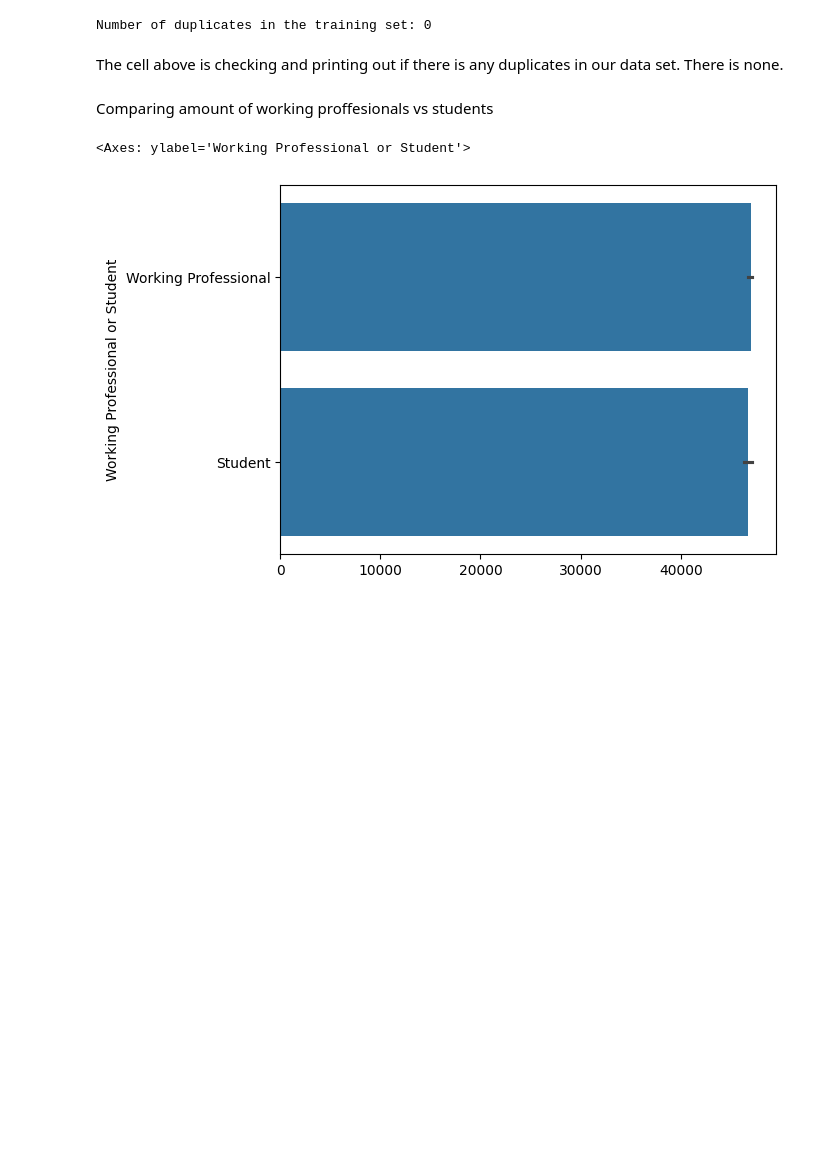
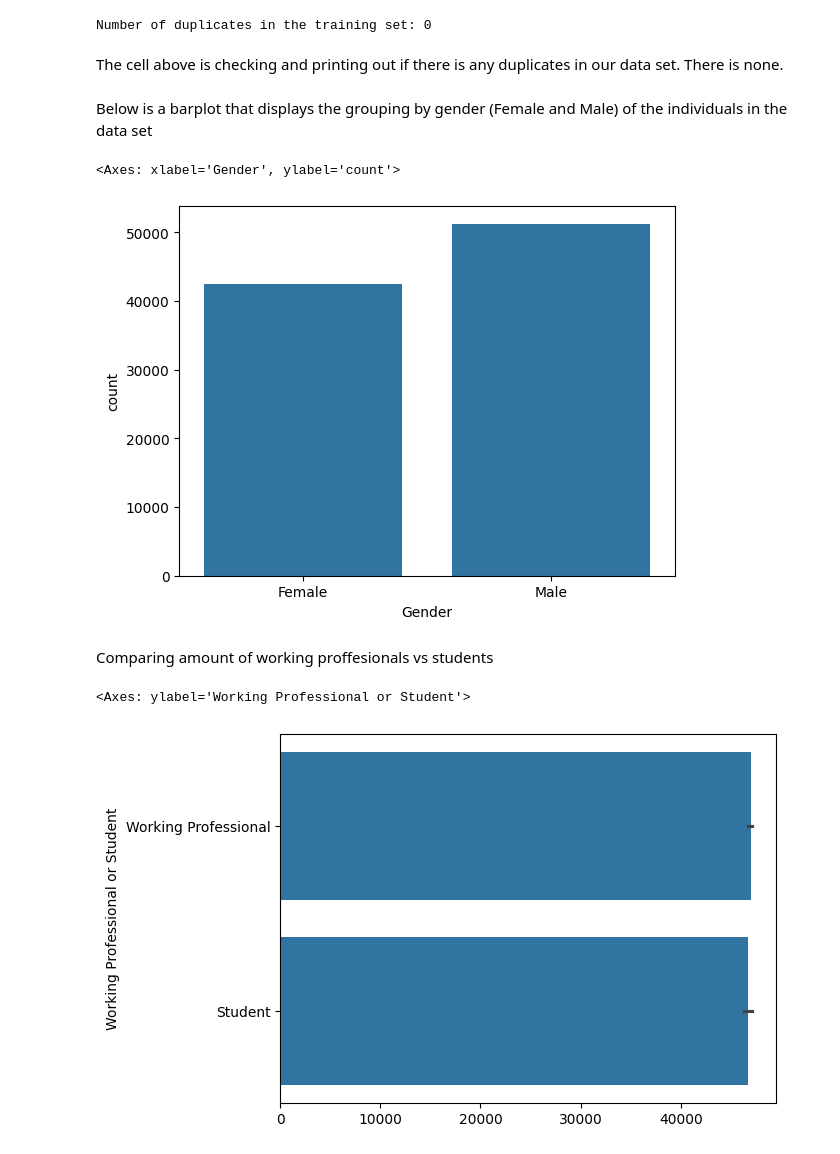
Before and after one commit to angiem25/PredictMentalHealth, a Jupyter notebook: test.ipynb, the cells around one changed output. Drawn from its saved outputs; the diff is of its cells as text; code cells hidden in the pictures; blank space fills up the shorter version.

Commit message:
added barplot for gender

```diff
--- a/test.ipynb
+++ b/test.ipynb
@@ -122,6 +122,14 @@ df_train = df_train.drop(columns=['id', 'Name'], errors='ignore')
 # Save the 'id' column for later use in submission
 df_test_ids = df_test['id']
 df_test = df_test.drop(columns=['id', 'Name'], errors='ignore')
+# %% [markdown]
+Below is a barplot that displays the grouping by gender (Female and Male) of the individuals in the data set
+# %%
+df_gender = df_test.groupby("Gender")
+sns.barplot(data=df_gender.size().reset_index(name='count'), x='Gender', y='count')
+# %% [output]
+<Axes: xlabel='Gender', ylabel='count'>
+[figure, added]
 # %% [markdown]
 Comparing amount of working proffesionals vs students
 # %%
```
